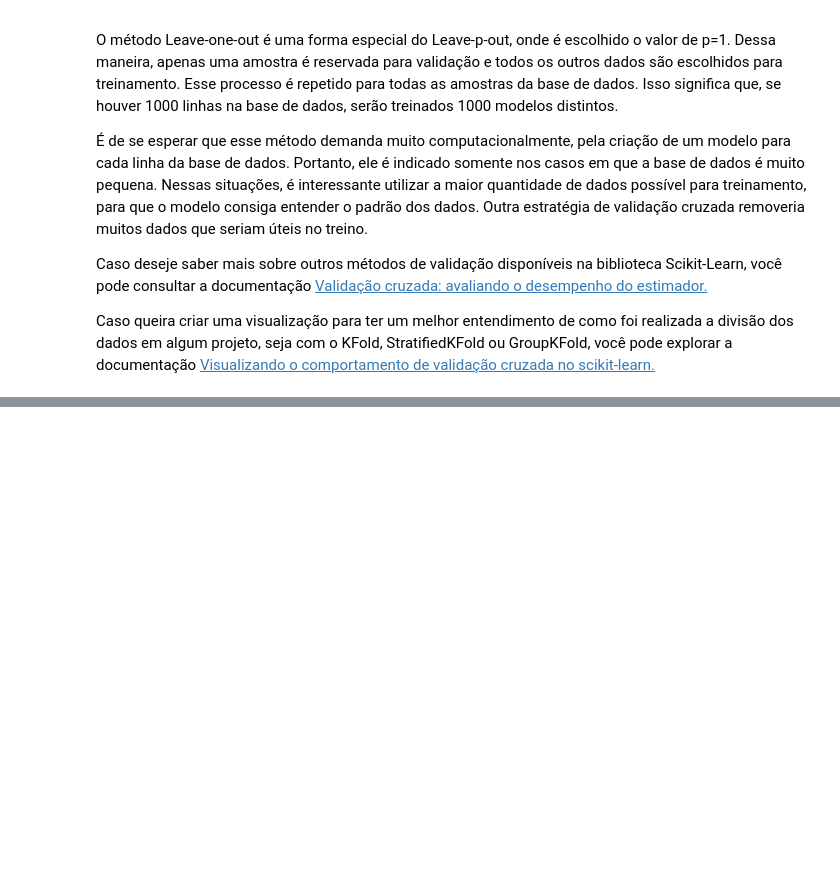
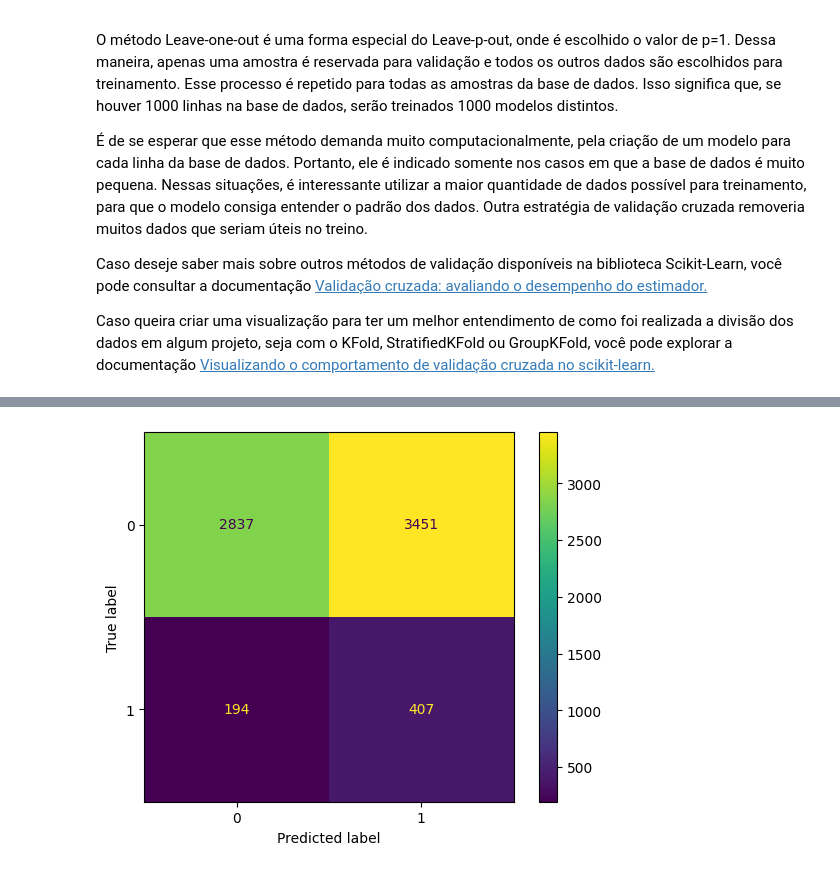
Before and after one commit to rafaelreisramos/oracle-one, a Jupyter notebook: classificacao-validacao-modelos-metricas-avaliacao/Classificacao-Validacaoo-e-metricas.ipynb, the cells around one changed output, grey strips where cells are left out. Cells and saved outputs as stored; diff of their text form; code cells hidden in the pictures; blank space fills up the shorter version.

```diff
--- a/classificacao-validacao-modelos-metricas-avaliacao/Classificacao-Validacaoo-e-metricas.ipynb
+++ b/classificacao-validacao-modelos-metricas-avaliacao/Classificacao-Validacaoo-e-metricas.ipynb
@@ -959,0 +1250,3 @@ Caso queira criar uma visualização para ter um melhor entendimento de como foi
+# %%
+undersample = NearMiss(version=3)
+x_balanceado, y_balanceado = undersample.fit_resample(x, y)
@@ -959,0 +1261,4 @@ Caso queira criar uma visualização para ter um melhor entendimento de como foi
+# %%
+modelo = DecisionTreeClassifier(max_depth = 10)
+modelo.fit(x_balanceado, y_balanceado)
+y_previsto = modelo.predict(x_teste)
@@ -959,0 +1286,4 @@ Caso queira criar uma visualização para ter um melhor entendimento de como foi
+# %%
+ConfusionMatrixDisplay.from_predictions(y_teste, y_previsto);
+# %% [output]
+[figure, added]
```
Also changed, not shown: parts of 55 cells of this notebook.
